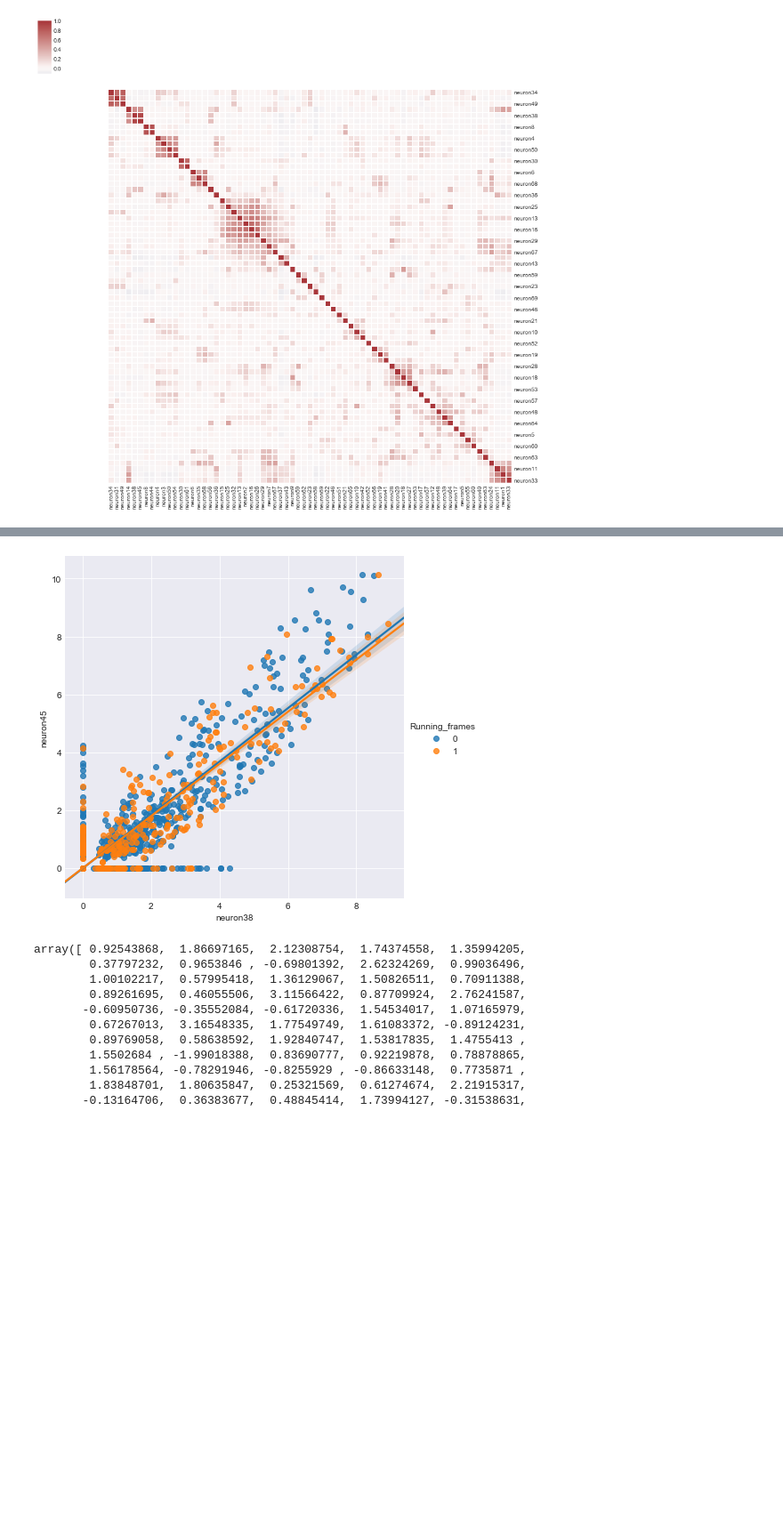
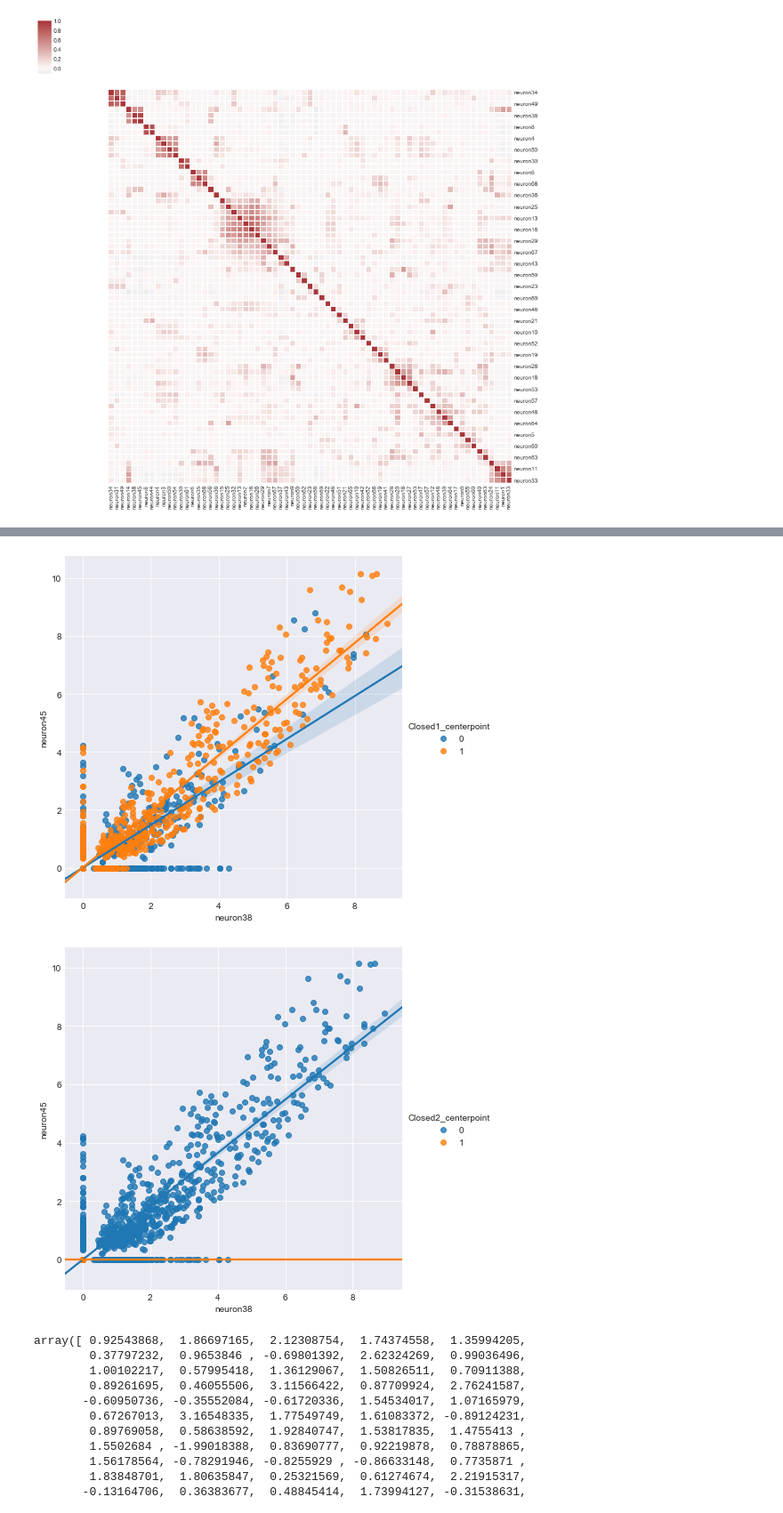
Before and after one commit to smu160/PvsNP, a Jupyter notebook: EPM_Analysis.ipynb, the cells around one changed output, grey strips where cells are left out. Shown at 89% size. Saved outputs shown, nothing was run; the diff lists cells and outputs as text; code cells hidden in the pictures; blank space fills up the shorter version.

```diff
--- a/EPM_Analysis.ipynb
+++ b/EPM_Analysis.ipynb
@@ -99,7 +99,9 @@ result_dataframe = pd.concat([cell_transients_dataframe, behavior_df], axis=1)
 # %%
-au.plot_neurons_as_function_of_beh(result_dataframe, "neuron38", "neuron45", "Running_frames", size_of_plot=6)
+au.plot_neurons_as_function_of_beh(result_dataframe, "neuron38", "neuron45", "Closed1_centerpoint", size_of_plot=6)
+au.plot_neurons_as_function_of_beh(result_dataframe, "neuron38", "neuron45", "Closed2_centerpoint", size_of_plot=6)
 # %% [output]
-[figure, old version]
+[figure, new version]
+[figure, added]
 # %%
 def compute_d_rate_NEW(dataframe, neuron_activity_df, *behaviors):
     FRAME_RATE=10
```
Also changed, not shown: parts of 11 cells of this notebook.
